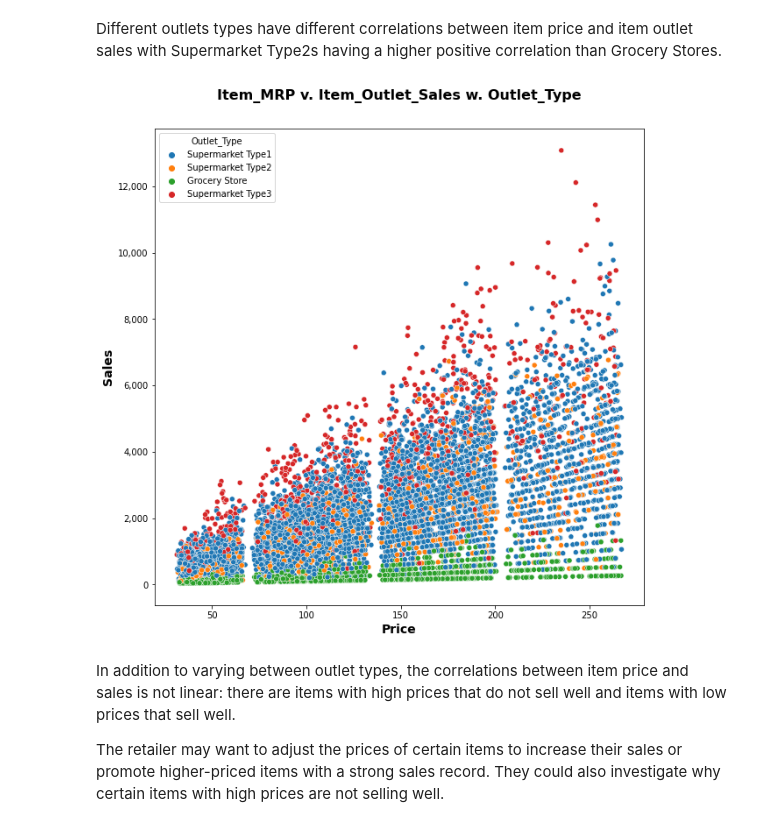
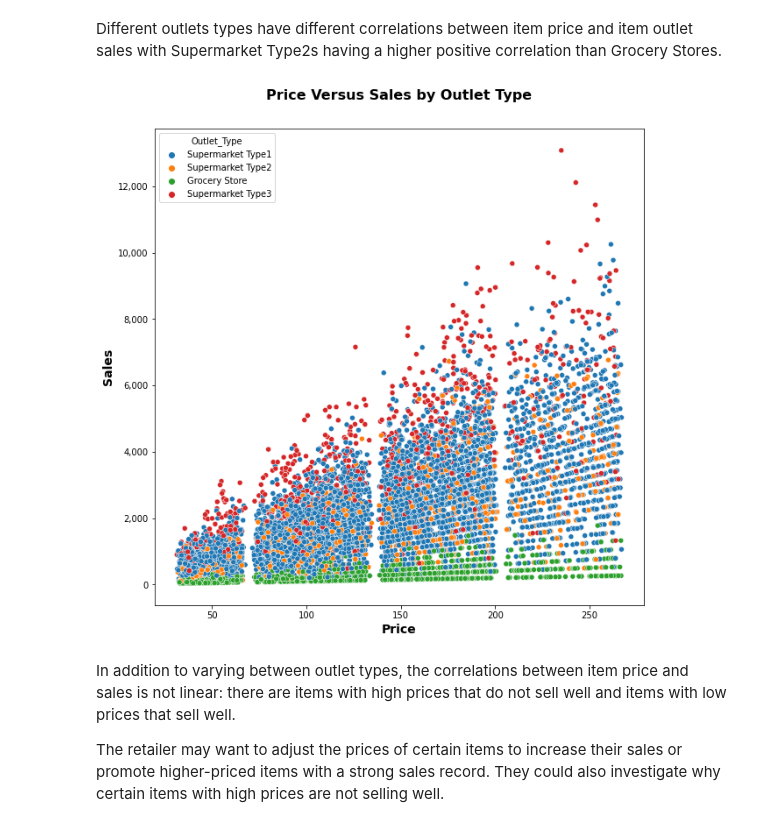
Before and after one commit to osluder/food-sales-predictions, a Jupyter notebook: food-sales-predictions.ipynb, the cells around one changed output. Saved outputs shown, nothing was run; the diff lists cells and outputs as text; code cells hidden in the pictures.

```diff
--- a/food-sales-predictions.ipynb
+++ b/food-sales-predictions.ipynb
@@ -799,17 +798,17 @@ Different outlets types have different correlations between item price and item
 # %%
 # Item_MRP v. Item_Outlet_Sales w. Outlet_Type
 plt.figure(figsize=(10, 10))
 ax = sns.scatterplot(x='Item_MRP', y='Item_Outlet_Sales',
                      data=df,
                      hue='Outlet_Type')
 plt.gca().xaxis.set_major_formatter(StrMethodFormatter('{x:,.0f}'))
 plt.gca().yaxis.set_major_formatter(StrMethodFormatter('{x:,.0f}'))
 ax.set_xlabel('Price', fontsize=14, fontweight="bold")
 ax.set_ylabel('Sales', fontsize=14, fontweight="bold")
-ax.set_title('Item_MRP v. Item_Outlet_Sales w. Outlet_Type', fontsize=16, fontweight='bold', y=1.05)
+ax.set_title('Price Versus Sales by Outlet Type', fontsize=16, fontweight='bold', y=1.05)
 plt.show()
 # %% [output]
-[figure, old version]
+[figure, new version]
 # %% [markdown]
 In addition to varying between outlet types, the correlations between item price and sales is not linear: there are items with high prices that do not sell well and items with low prices that sell well.
 
```
Also changed, not shown: parts of 3 cells of this notebook.
